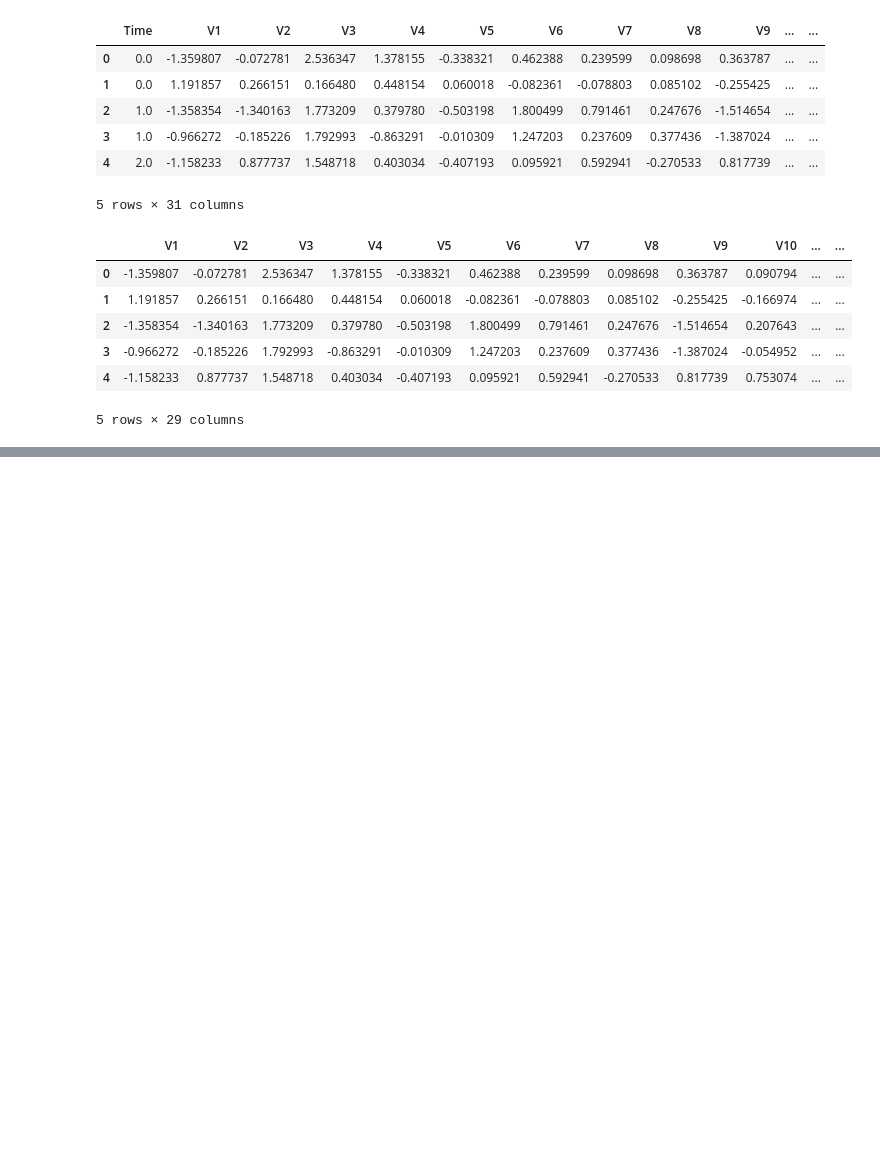
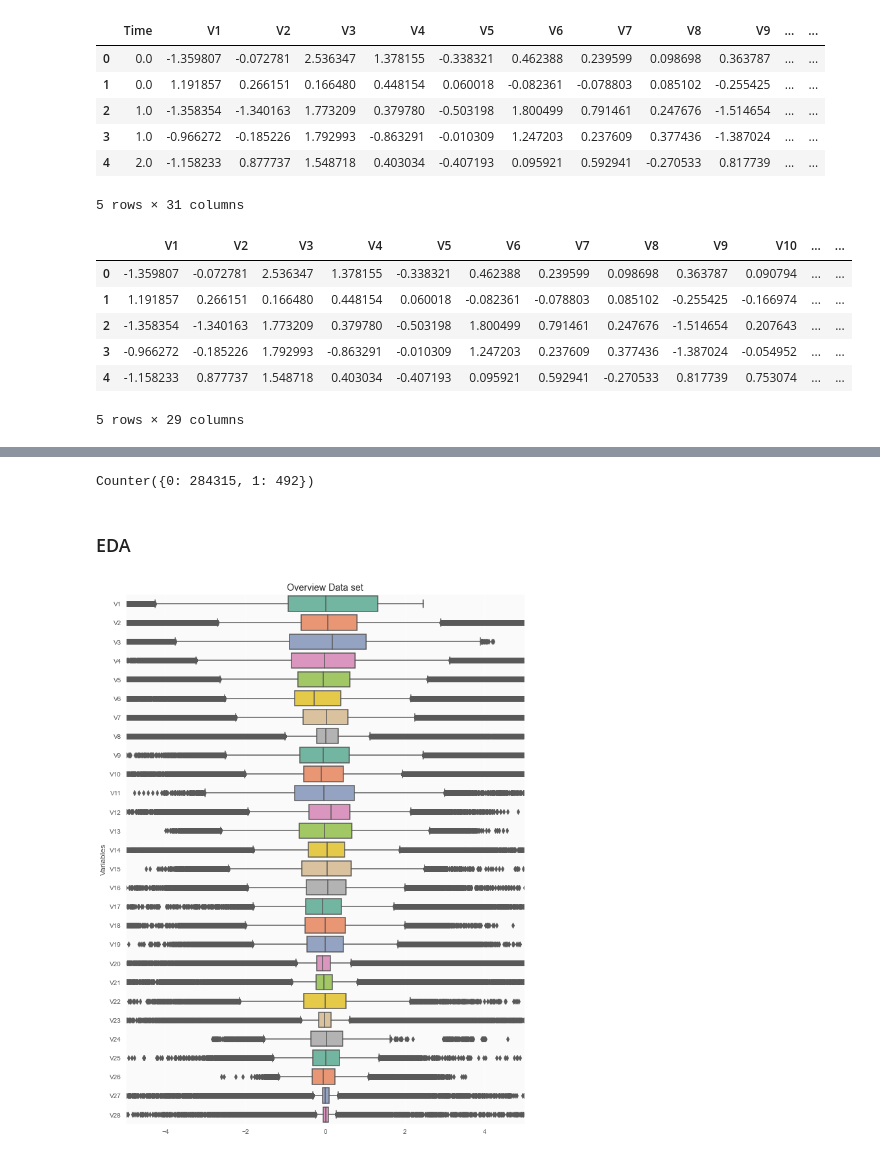
Before and after one commit to Dv-Kim/ML_code, a Jupyter notebook: 05_불균형_데이터/SMOTE.ipynb, the cells around one changed output, grey strips where cells are left out. Drawn from its saved outputs; the diff is of its cells as text; code cells hidden in the pictures; blank space fills up the shorter version.

```diff
--- a/05_불균형_데이터/SMOTE.ipynb
+++ b/05_불균형_데이터/SMOTE.ipynb
@@ -6,5 +9,5 @@ import pandas as pd
 # %%
-data = pd.read_csv("../00_Data/creditcard.csv")
+data = pd.read_csv("creditcard.csv")
 data.head()
 # %% [output]
 |  | Time | V1 | V2 | V3 | V4 | V5 | V6 | V7 | V8 | V9 | ... | ... |
@@ -27,0 +75,21 @@ data.head()
+# %%
+Counter(data.Class)
+# %% [output]
+Counter({0: 284315, 1: 492})
+# %% [markdown]
+### EDA
+# %%
+import seaborn as sns
+import matplotlib.pyplot as plt
+%matplotlib inline
+
+plt.style.use('ggplot') # Using ggplot2 style visuals
+# %%
+fig, ax = plt.subplots(figsize = (11, 15))
+ax.set_facecolor('#fafafa')
+ax.set(xlim=(-5, 5))
+plt.ylabel('Variables')
+plt.title("Overview Data set")
+ax = sns.boxplot(data = data.drop(columns=['Class']), orient='h', palette='Set2')
+# %% [output]
+[figure, added]
```
Also changed, not shown: parts of 56 cells of this notebook, 2 other files.
